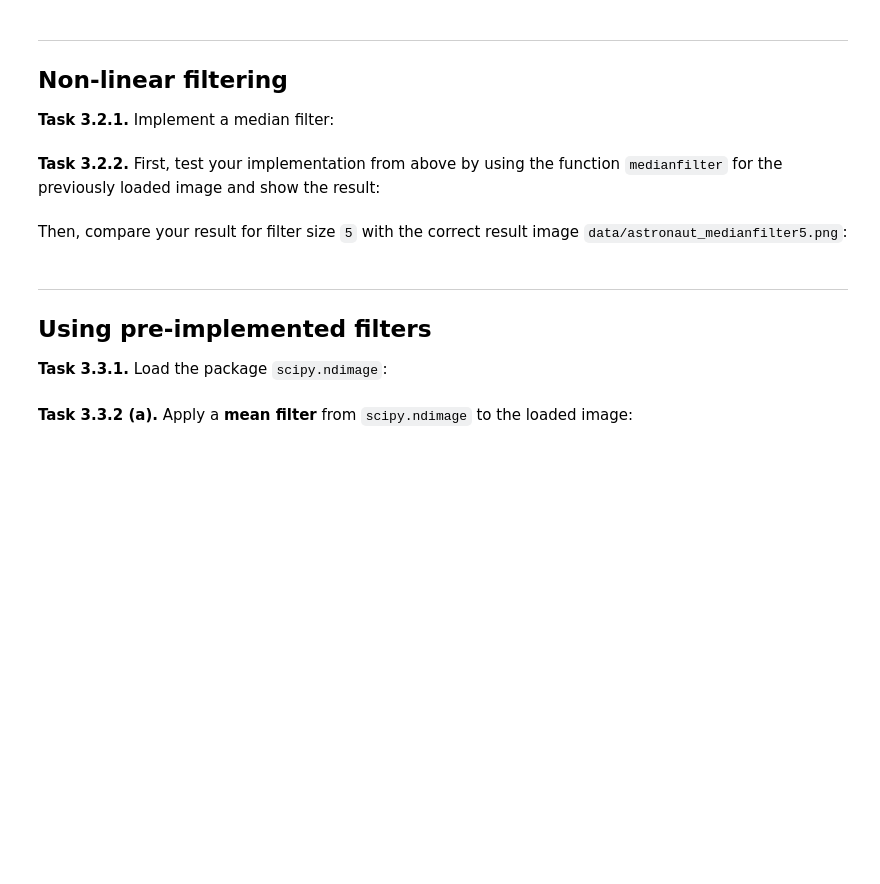
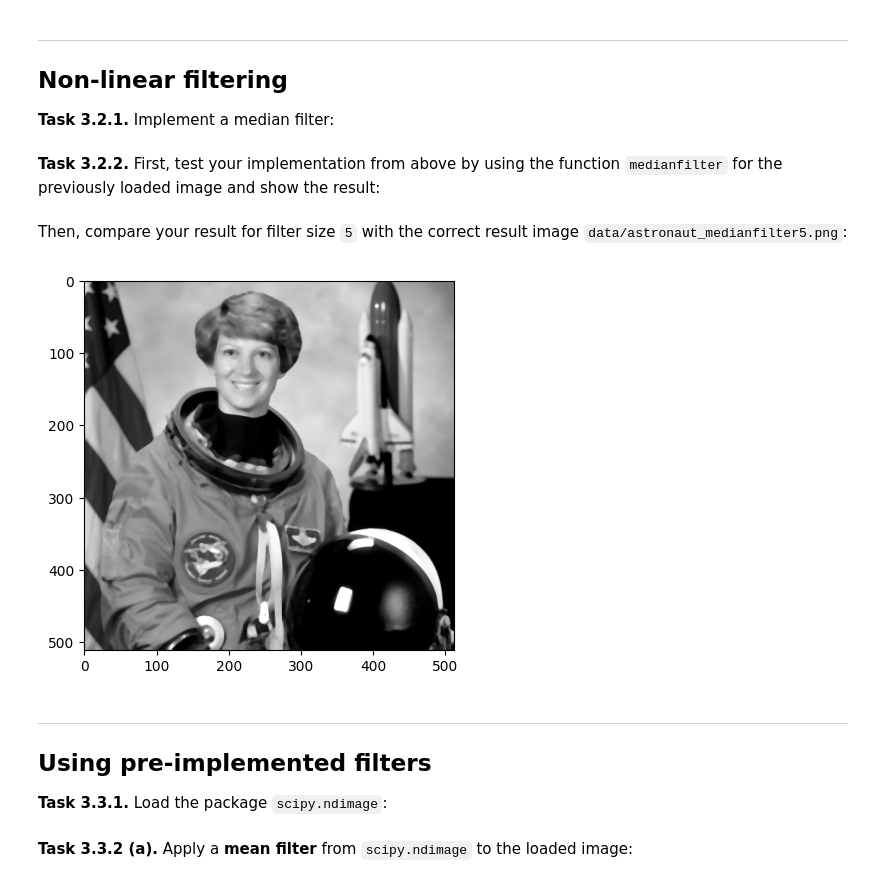
Before and after one commit to GabrielTritremmel/mobi-fs2-python, a Jupyter notebook: task3.ipynb, the cells around one changed output. Drawn from its saved outputs; the diff is of its cells as text; code cells hidden in the pictures; blank space fills up the shorter version.

```diff
--- a/task3.ipynb
+++ b/task3.ipynb
@@ -67,6 +66,23 @@ plt.show()
 [figure]
 # %% [markdown]
 **<a id="#">Task 3.1.4.</a>** Compare your result for filter size `5` with the correct result image `data/astronaut_meanfilter5.png`:
+# %%
+import numpy as np
+import matplotlib.pyplot as plt
+
+img = plt.imread("data/astronaut.png")
+correct = plt.imread("data/astronaut_meanfilter5.png")
+
+filtered = meanfilter(img, 5)
+
+filtered = filtered.astype(float)
+correct = correct.astype(float)
+
+
+n = 5 // 2  # =2
+
+
+assert np.allclose(filtered[n:-n, n:-n], correct[n:-n, n:-n], atol=1/255)
 # %% [markdown]
 ---
 
@@ -83,5 +123,45 @@ def medianfilter(img_in, size):
 # %% [markdown]
 Then, compare your result for filter size `5` with the correct result image `data/astronaut_medianfilter5.png`:
+# %%
+import numpy as np
+import matplotlib.pyplot as plt
+
+# Bilder laden
+img = plt.imread("data/astronaut.png")
+correct = plt.imread("data/astronaut_medianfilter5.png")
+
+# Medianfilter-Funktion
+def medianfilter(img_in, size):
+    result = np.zeros(img_in.shape, dtype=img_in.dtype)
+    n = size // 2
+
+    for p in np.ndindex(img_in.shape):
+        neighborhood = []
+        for q in np.ndindex(size, size):
+            y = p[0] + q[0] - n
+            x = p[1] + q[1] - n
+            if 0 <= y < img_in.shape[0] and 0 <= x < img_in.shape[1]:
+                neighborhood.append(img_in[y, x])
+        result[p] = np.median(neighborhood)
+
+    return result
+
+# Filter anwenden
+filtered = medianfilter(img, 5)
+
+# In float konvertieren für Vergleich
+filtered = filtered.astype(float)
+correct = correct.astype(float)
+
+# Rand ignorieren (2 Pixel bei Filtergröße 5)
+n = 5 // 2
+assert np.allclose(filtered[n:-n, n:-n], correct[n:-n, n:-n], atol=1/255)
+
+# Optional: Ergebnis anzeigen
+plt.imshow(filtered, cmap='gray')
+plt.show()
+# %% [output]
+[figure, added]
 # %% [markdown]
 ---
 
```
Also changed, not shown: parts of 7 cells of this notebook.
